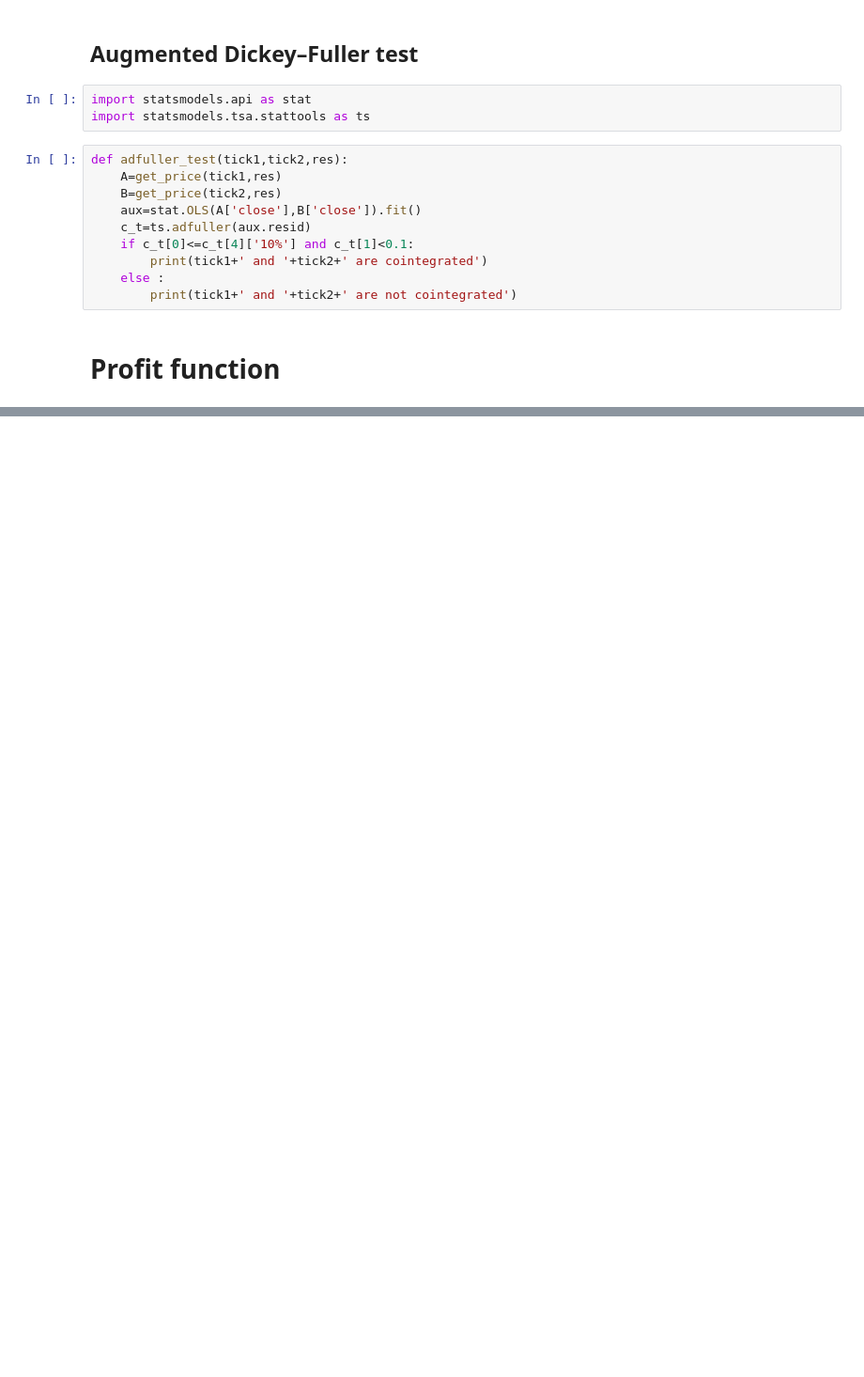
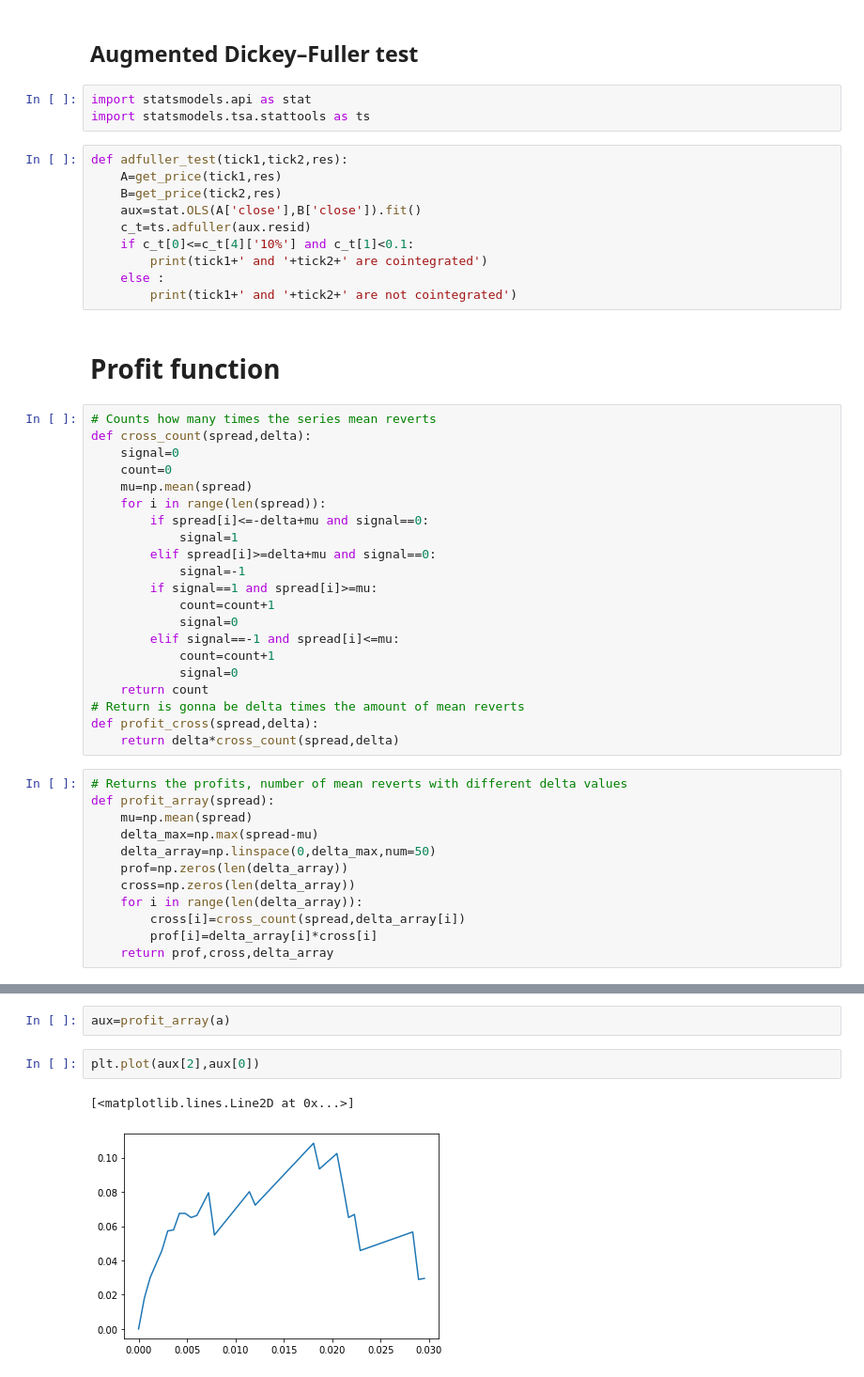
Before and after one commit to RolaRogers/quant, a Jupyter notebook: cointegration_test.ipynb, the cells around one changed output, grey strips where cells are left out. Shown at 94% size. Drawn from its saved outputs; the diff is of its cells as text; blank space fills up the shorter version.

```diff
--- a/cointegration_test.ipynb
+++ b/cointegration_test.ipynb
@@ -72,3 +72,36 @@ def adfuller_test(tick1,tick2,res):
         print(tick1+' and '+tick2+' are not cointegrated')
 # %% [markdown]
 # Profit function
+# %%
+# Counts how many times the series mean reverts
+def cross_count(spread,delta):
+    signal=0
+    count=0
+    mu=np.mean(spread)
+    for i in range(len(spread)):
+        if spread[i]<=-delta+mu and signal==0:
+            signal=1
+        elif spread[i]>=delta+mu and signal==0:
+            signal=-1
+        if signal==1 and spread[i]>=mu:
+            count=count+1
+            signal=0
+        elif signal==-1 and spread[i]<=mu:
+            count=count+1
+            signal=0
+    return count
+# Return is gonna be delta times the amount of mean reverts
+def profit_cross(spread,delta):
+    return delta*cross_count(spread,delta)
+# %%
+# Returns the profits, number of mean reverts with different delta values
+def profit_array(spread):
+    mu=np.mean(spread)
+    delta_max=np.max(spread-mu)
+    delta_array=np.linspace(0,delta_max,num=50)
+    prof=np.zeros(len(delta_array))
+    cross=np.zeros(len(delta_array))
+    for i in range(len(delta_array)):
+        cross[i]=cross_count(spread,delta_array[i])
+        prof[i]=delta_array[i]*cross[i]
+    return prof,cross,delta_array
@@ -74,0 +119,7 @@ def adfuller_test(tick1,tick2,res):
+# %%
+aux=profit_array(a)
+# %%
+plt.plot(aux[2],aux[0])
+# %% [output]
+[<matplotlib.lines.Line2D at 0x...>]
+[figure, added]
```
Also changed, not shown: parts of 6 cells of this notebook.
